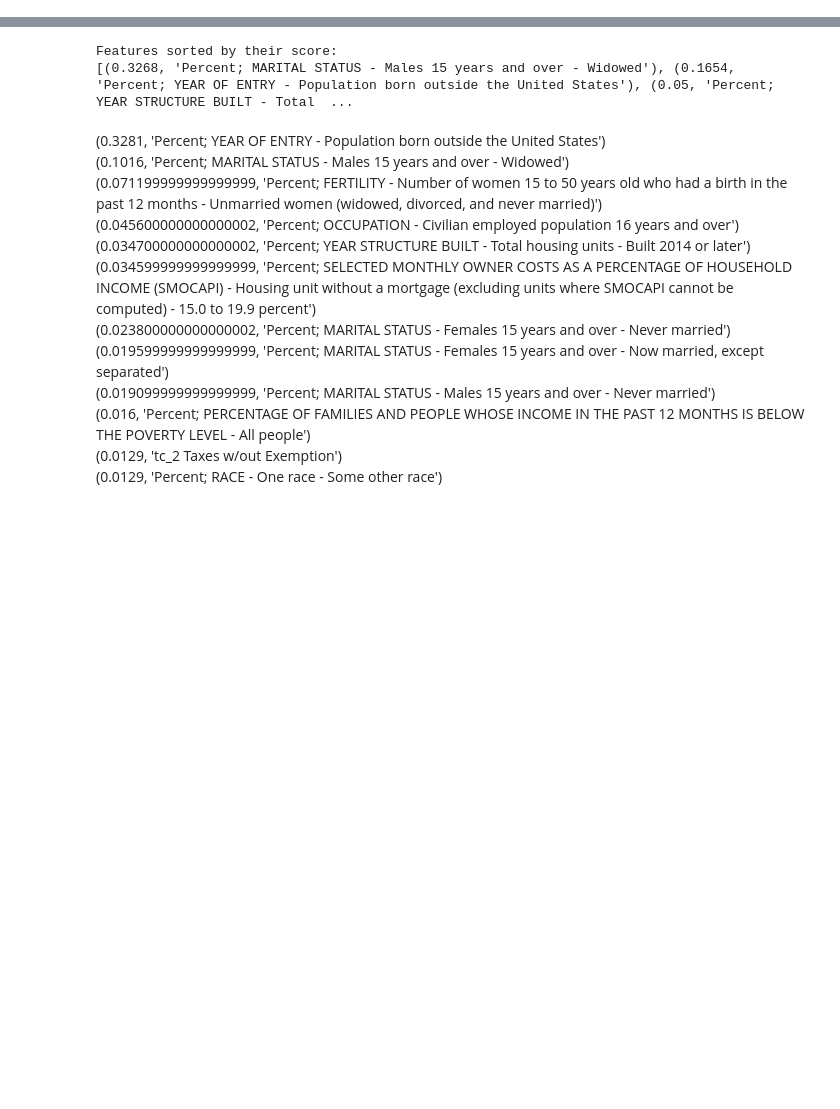
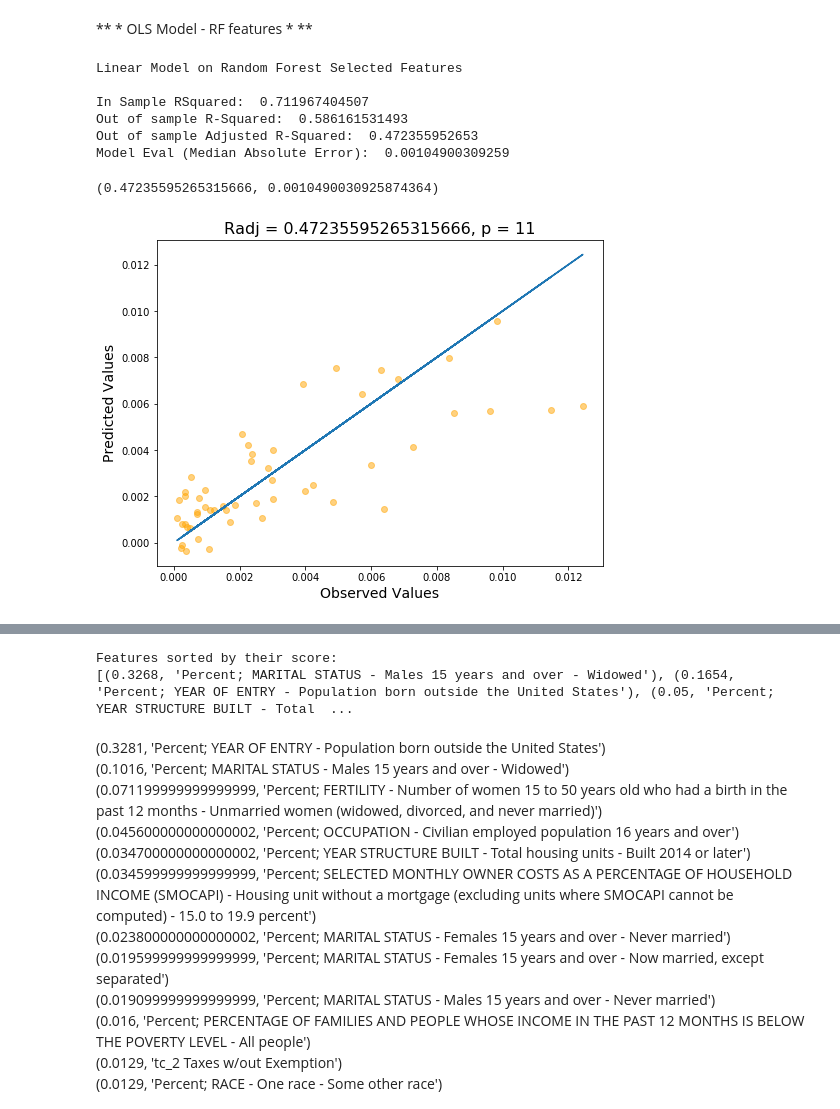
Before and after one commit to sbg389/ads2017, a Jupyter notebook: 5_feature_selection.ipynb, the cells around one changed output, grey strips where cells are left out. Cells and saved outputs as stored; diff of their text form; code cells hidden in the pictures; blank space fills up the shorter version.

```diff
--- a/5_feature_selection.ipynb
+++ b/5_feature_selection.ipynb
@@ -119,0 +138,2 @@ data.drop(['bcode','note',
+# %%
+rf_feats = list(rf_res[1][:11])
@@ -119,0 +200,47 @@ data.drop(['bcode','note',
+# %%
+#split data into training and test sets
+train, test = train_test_split(data, test_size=0.3, random_state=0)
+# %%
+def mdl_eval(mdl, output, regressors, test, train, color):
+    ''' For a specific model, produce the in sample R square value, the out of sample r sqaure,
+        and the median absolute error. Returns the '''
+
+    print ('In Sample RSquared: ', mdl.score(train[regressors], train[output]))
+    Rout = r2_score(test[output], mdl.predict(test[regressors]))
+    R = Rout
+    p = len(regressors)
+    n = len(test)
+    Radj = R - ((1 - R)*((p)/(n-p-1)))
+    print ('Out of sample R-Squared: ', Rout)
+    print ('Out of sample Adjusted R-Squared: ', Radj)
+    model_score = median_absolute_error(test[output], mdl.predict(test[regressors]))
+    print ('Model Eval (Median Absolute Error): ', model_score)
+
+    pl.figure(figsize=(8,6))
+    pl.title("Radj = {}, p = {}".format(Radj, p), fontsize=16)
+    pl.plot(test[output], mdl.predict(test[regressors]), 'o', alpha=.5, c=color)
+    pl.plot(test[output], test[output])
+    pl.xlabel('Observed Values', fontsize=14)
+    pl.ylabel('Predicted Values', fontsize=14)
+
+    return (Radj, model_score)
+# %%
+output = 'listingsHouseholdsRatio'
+y_train = train[output]
+y_test = test[output]
+# %% [markdown]
+** * OLS Model - RF features * **
+# %%
+lm_rf = LinearRegression()
+lm_rf.fit(train[rf_feats],y_train)
+print ('Linear Model on Random Forest Selected Features', '\n')
+mdl_eval(lm_rf, output, rf_feats, test, train, 'orange')
+# %% [output]
+Linear Model on Random Forest Selected Features
+
+In Sample RSquared:  0.711967404507
+Out of sample R-Squared:  0.586161531493
+Out of sample Adjusted R-Squared:  0.472355952653
+Model Eval (Median Absolute Error):  0.00104900309259
+(0.47235595265315666, 0.0010490030925874364)
+[figure, added]
```
Also changed, not shown: parts of 47 cells of this notebook.
